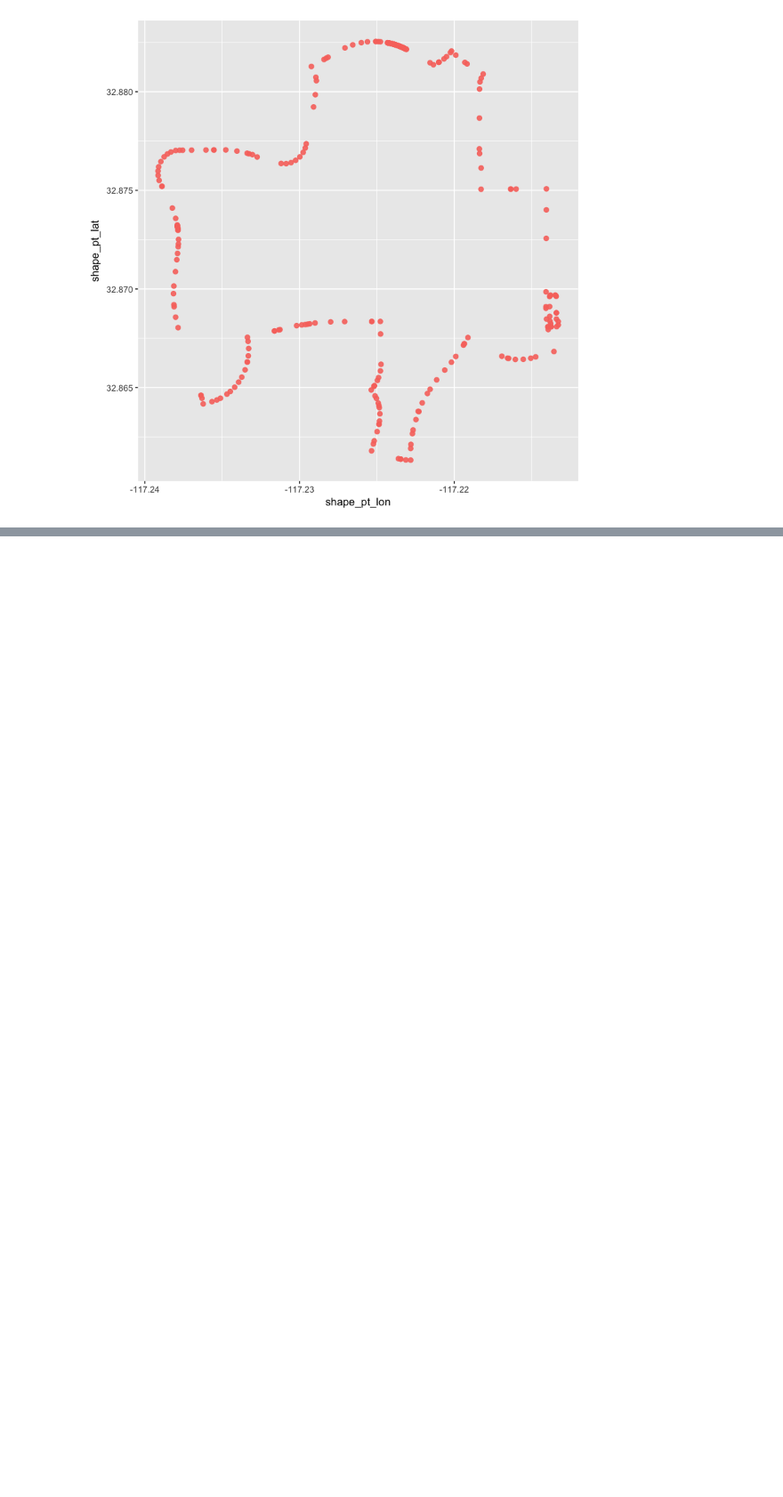
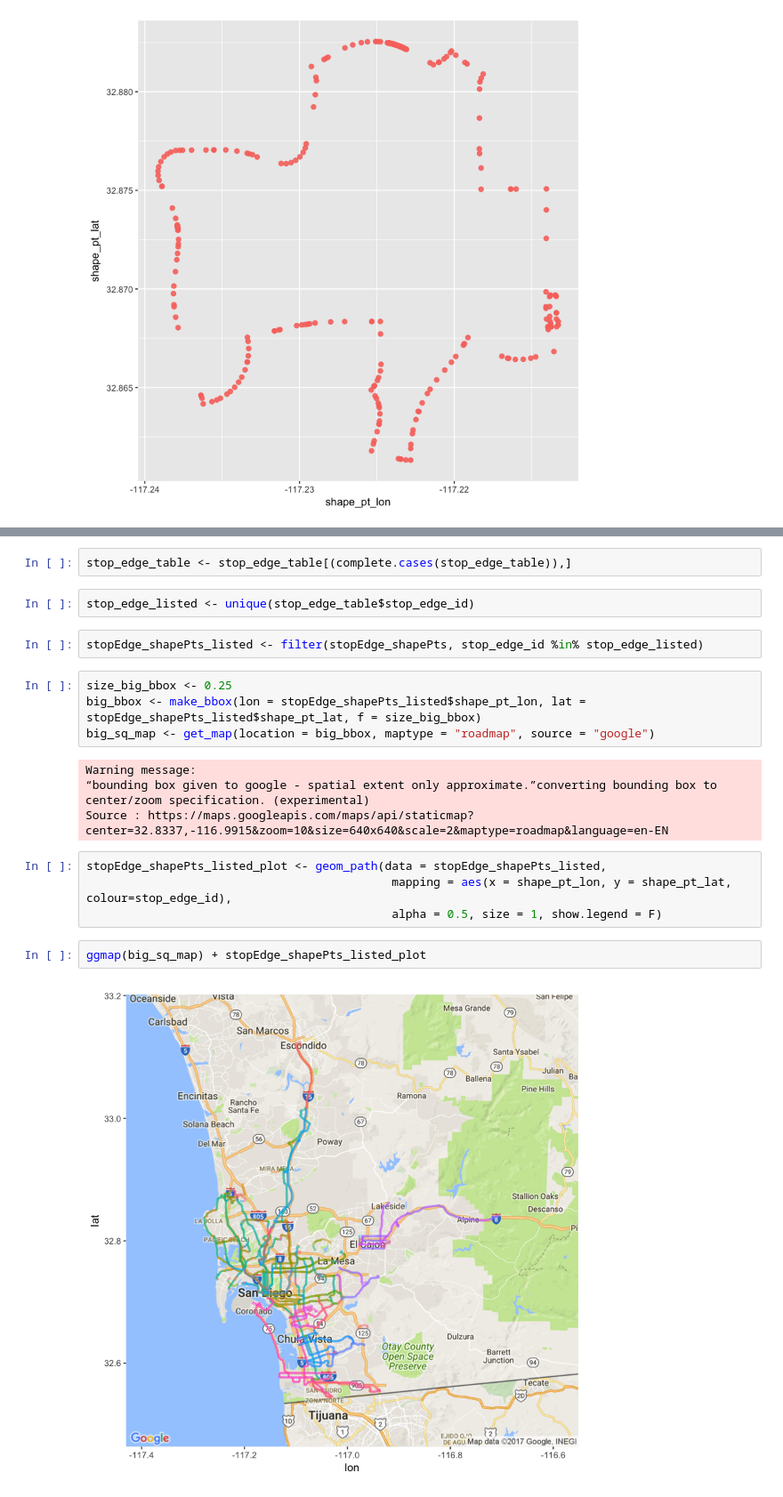
Before and after one commit to wnanpi95/wnanpi95.github.io, a Jupyter notebook: SDMTS_Presentation.ipynb, the cells around one changed output, grey strips where cells are left out. Shown at 89% size. Drawn from its saved outputs; the diff is of its cells as text; blank space fills up the shorter version.

```diff
--- a/SDMTS_Presentation.ipynb
+++ b/SDMTS_Presentation.ipynb
@@ -94,0 +112,22 @@ ggplot() + stop_edge_test_path_points_plot
+# %%
+stop_edge_table <- stop_edge_table[(complete.cases(stop_edge_table)),]
+# %%
+stop_edge_listed <- unique(stop_edge_table$stop_edge_id)
+# %%
+stopEdge_shapePts_listed <- filter(stopEdge_shapePts, stop_edge_id %in% stop_edge_listed)
+# %%
+size_big_bbox <- 0.25
+big_bbox <- make_bbox(lon = stopEdge_shapePts_listed$shape_pt_lon, lat = stopEdge_shapePts_listed$shape_pt_lat, f = size_big_bbox)
+big_sq_map <- get_map(location = big_bbox, maptype = "roadmap", source = "google")
+# %% [output]
+Warning message:
+“bounding box given to google - spatial extent only approximate.”converting bounding box to center/zoom specification. (experimental)
+Source : https://maps.googleapis.com/maps/api/staticmap?center=32.8337,-116.9915&zoom=10&size=640x640&scale=2&maptype=roadmap&language=en-EN
+# %%
+stopEdge_shapePts_listed_plot <- geom_path(data = stopEdge_shapePts_listed,
+                                            mapping = aes(x = shape_pt_lon, y = shape_pt_lat, colour=stop_edge_id),
+                                            alpha = 0.5, size = 1, show.legend = F)
+# %%
+ggmap(big_sq_map) + stopEdge_shapePts_listed_plot
+# %% [output]
+[figure, added]
```
Also changed, not shown: parts of 15 cells of this notebook, 9 other files.
